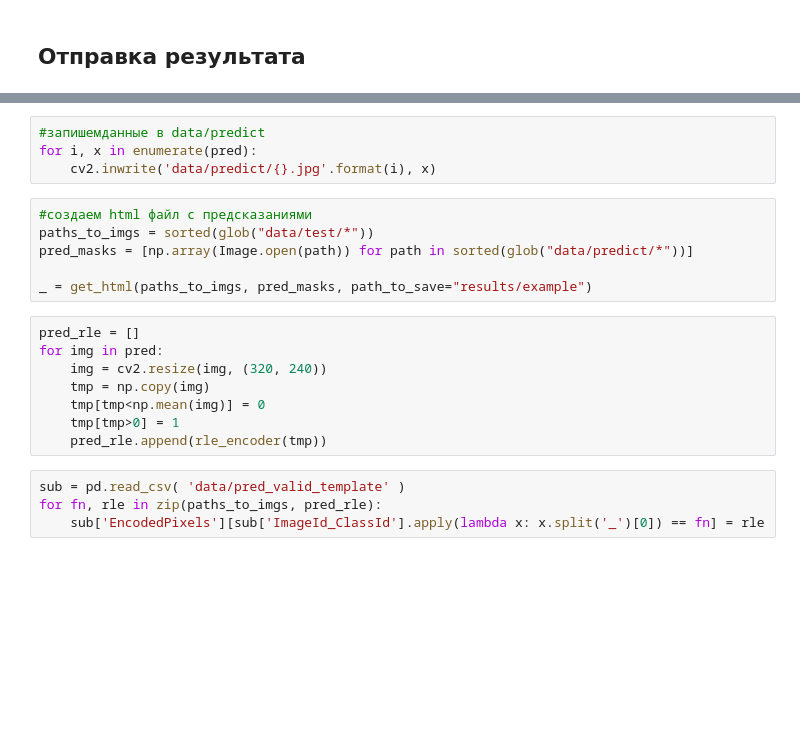
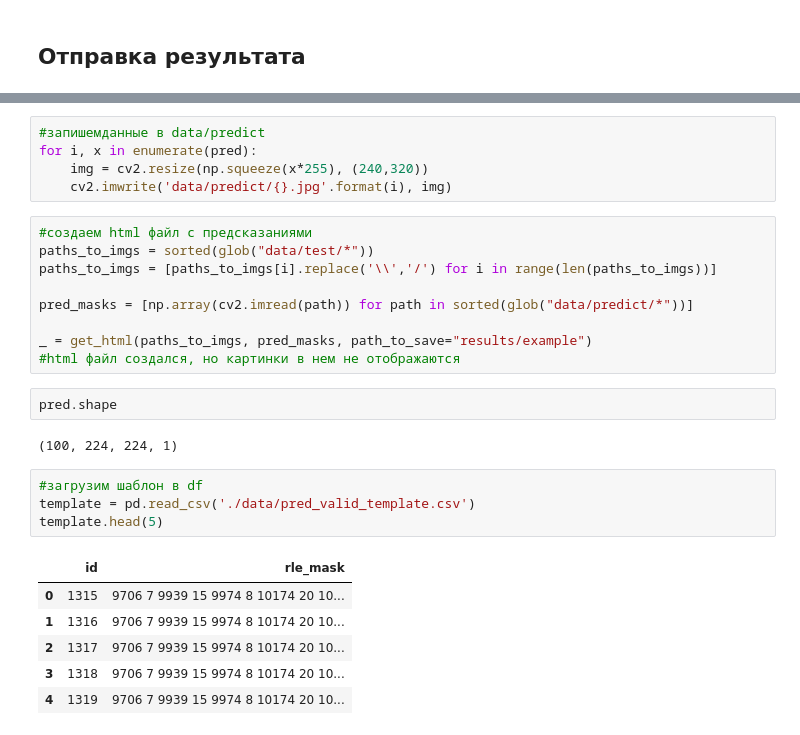
Before and after one commit to WankoLS/Human-Segmentation, a Jupyter notebook: Segmentation_Model.ipynb, the cells around one changed output, grey strips where cells are left out. Drawn from its saved outputs; the diff is of its cells as text; blank space fills up the shorter version.

```diff
--- a/Segmentation_Model.ipynb
+++ b/Segmentation_Model.ipynb
@@ -207,22 +247,29 @@ paths_to_masks_test = [paths_to_masks_test[i].replace('\\','/') for i in range(l
 # %%
 #запишемданные в data/predict
 for i, x in enumerate(pred):
-    cv2.inwrite('data/predict/{}.jpg'.format(i), x)
+    img = cv2.resize(np.squeeze(x*255), (240,320))
+    cv2.imwrite('data/predict/{}.jpg'.format(i), img)
 # %%
 #создаем html файл с предсказаниями
 paths_to_imgs = sorted(glob("data/test/*"))
-pred_masks = [np.array(Image.open(path)) for path in sorted(glob("data/predict/*"))]
+paths_to_imgs = [paths_to_imgs[i].replace('\\','/') for i in range(len(paths_to_imgs))]
+
+pred_masks = [np.array(cv2.imread(path)) for path in sorted(glob("data/predict/*"))]
 
 _ = get_html(paths_to_imgs, pred_masks, path_to_save="results/example")
+#html файл создался, но картинки в нем не отображаются
-# %%
-pred_rle = []
-for img in pred:
-    img = cv2.resize(img, (320, 240))
-    tmp = np.copy(img)
-    tmp[tmp<np.mean(img)] = 0
-    tmp[tmp>0] = 1
-    pred_rle.append(rle_encoder(tmp))
-# %%
-sub = pd.read_csv( 'data/pred_valid_template' )
-for fn, rle in zip(paths_to_imgs, pred_rle):
-    sub['EncodedPixels'][sub['ImageId_ClassId'].apply(lambda x: x.split('_')[0]) == fn] = rle
+# %%
+pred.shape
+# %% [output]
+(100, 224, 224, 1)
+# %%
+#загрузим шаблон в df
+template = pd.read_csv('./data/pred_valid_template.csv')
+template.head(5)
+# %% [output]
+|  | id | rle_mask |
+| 0 | 1315 | 9706 7 9939 15 9974 8 10174 20 10... |
+| 1 | 1316 | 9706 7 9939 15 9974 8 10174 20 10... |
+| 2 | 1317 | 9706 7 9939 15 9974 8 10174 20 10... |
+| 3 | 1318 | 9706 7 9939 15 9974 8 10174 20 10... |
+| 4 | 1319 | 9706 7 9939 15 9974 8 10174 20 10... |
```
Also changed, not shown: parts of 21 cells of this notebook, 5 other files.
